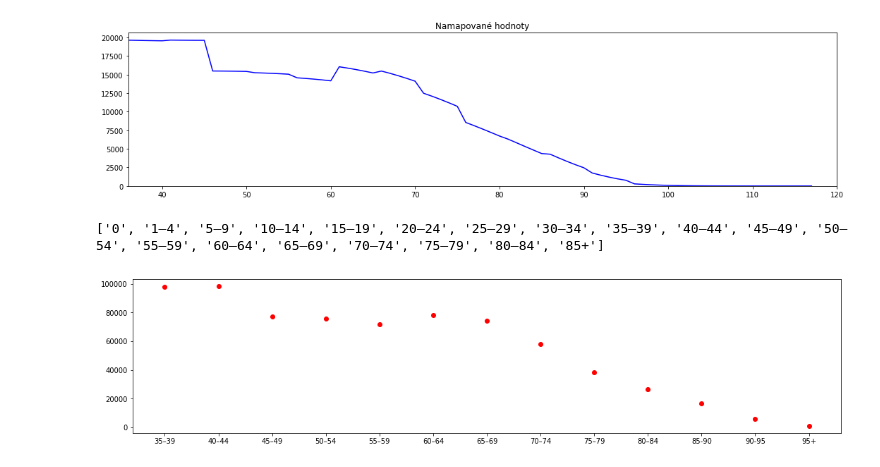
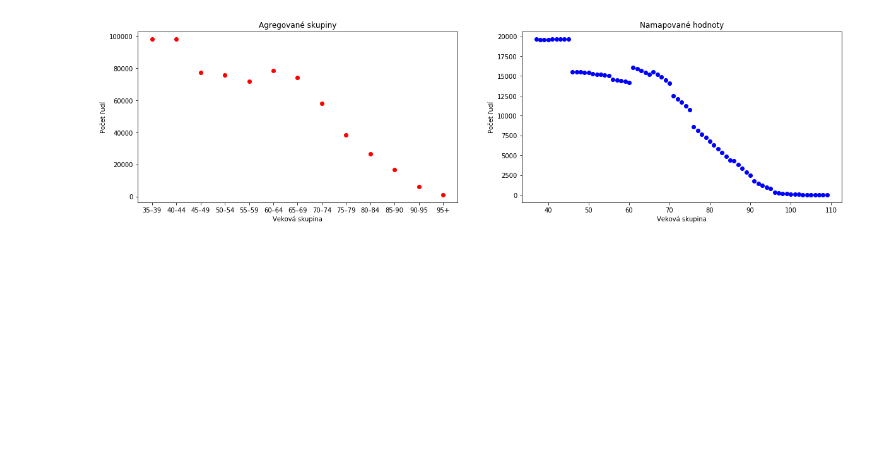
Before and after one commit to H00N24/IMS, a Jupyter notebook: test numpy least.ipynb, the cells around one changed output. Drawn from its saved outputs; the diff is of its cells as text; code cells hidden in the pictures; blank space fills up the shorter version.

```diff
--- a/test numpy least.ipynb
+++ b/test numpy least.ipynb
@@ -108,32 +120,0 @@ controler = Controler('new_data.json', 2050)
-# %%
-tmp = []
-sm = []
-num = []
-for i in controler.clr:
-    tmp.append(i.alive())
-    num.append(i.alive())
-    if len(num) == 5:
-        sm.append(sum(num))
-        num = []
-
-
-plt.rcParams['figure.figsize'] = [18, 4]
-plt.figure(1)
-#plt.subplot(121)
-plt.title('Namapované hodnoty')
-plt.ylim(0, max(tmp)*1.05)
-plt.xlim(36, 120)
-plt.plot(range(1, len(tmp) +1), tmp, 'b')
-plt.show()
-#plt.subplot(122)
-plt.figure(2)
-print(data['names'])
-rl = sm[:-4] + [sum(sm[-4:])]
-nms = data['names'][1:-1] + ['85-90', '90-95', '95+']
-plt.plot(nms[-13:], rl[-13:], 'ro')
-#plt.xticks(nms, nms)
-plt.show()
-# %% [output]
-[figure, removed]
-['0', '1–4', '5–9', '10–14', '15–19', '20–24', '25–29', '30–34', '35–39', '40–44', '45–49', '50–54', '55–59', '60–64', '65–69', '70–74', '75–79', '80–84', '85+']
-[figure, removed]
@@ -140,3 +123,38 @@ plt.show()
+# %%
+tmp = []
+sm = []
+num = []
+for i in controller.clr:
+    ppl = round(i.alive())
+    if ppl != 0:
+        tmp.append(ppl)
+    num.append(ppl)
+    if len(num) == 5:
+        sm.append(sum(num))
+        num = []
+# %%
+
+plt.rcParams['figure.figsize'] = [20, 5]
+plt.figure(1)
+plt.subplot(1, 2, 1)
+rl = sm[:-4] + [sum(sm[-4:])]
+nms = data['names'][1:-1] + ['85-90', '90-95', '95+']
+plt.plot(nms[-13:], rl[-13:], 'ro')
+plt.title('Agregované skupiny')
+plt.xlabel('Veková skupina')
+plt.ylabel('Počet ľudí')
+
+plt.subplot(1, 2, 2)
+plt.title('Namapované hodnoty')
+plt.xlabel('Veková skupina')
+plt.ylabel('Počet ľudí')
+sh_y = tmp[36:]
+sh_x = range(1, len(tmp) +1)
+plt.plot(sh_x[36:], sh_y, 'bo')
+
+plt.show()
+# %% [output]
+[figure, added]
 # %%
 exp_data = [[], [], []]
 exp_perc = [[0.001570500134, 0.002818625599, 0.01876894202, 0.0758],
```
Also changed, not shown: parts of 7 cells of this notebook, 7 other files.
